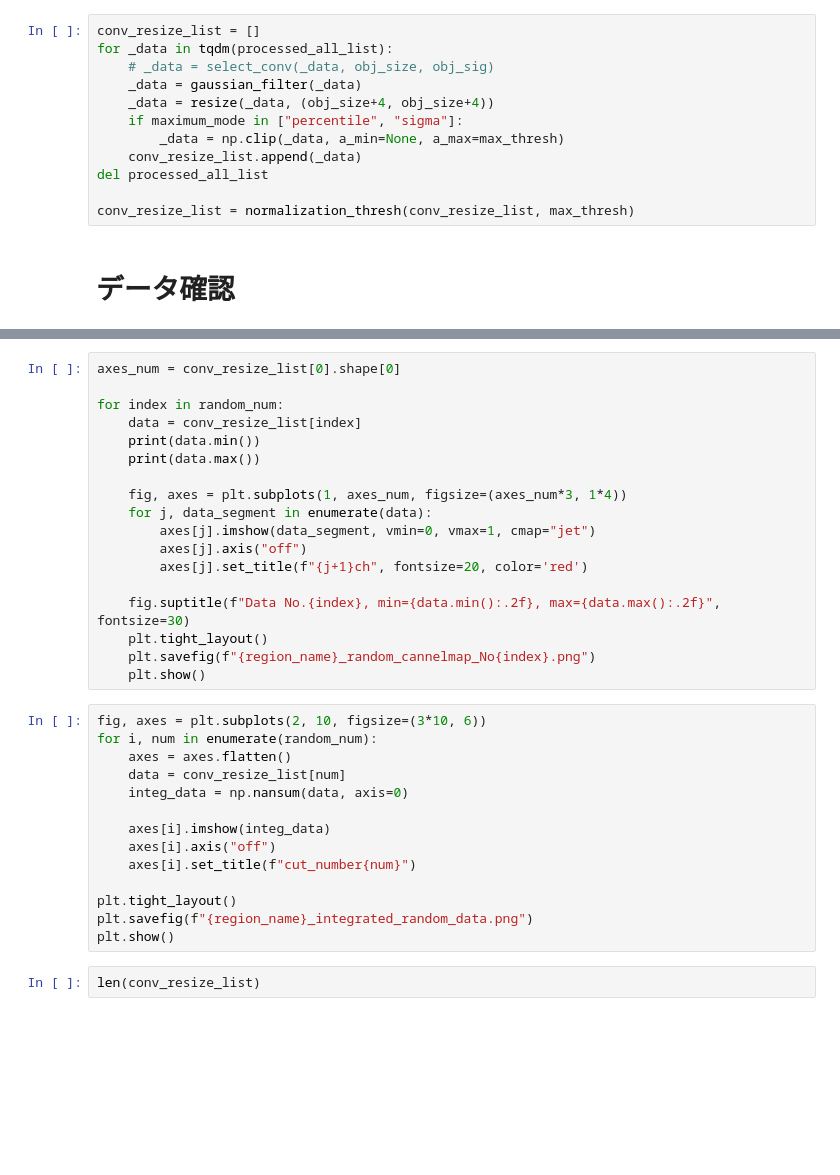
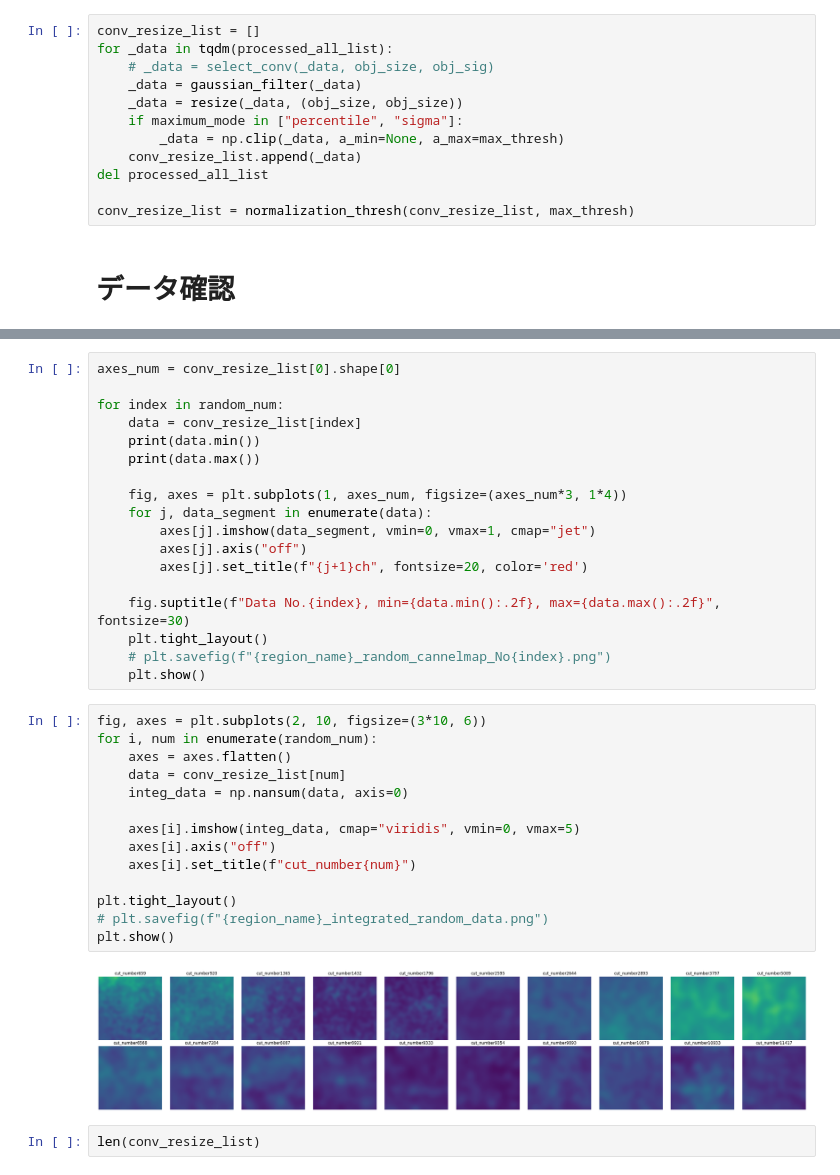
Before and after one commit to yudai-22/Cygnus-X_CAE, a Jupyter notebook: Binary_classification/data/FUGIN/fgn_make_no_bubble.ipynb, the cells around one changed output, grey strips where cells are left out. Drawn from its saved outputs; the diff is of its cells as text; blank space fills up the shorter version.

```diff
--- a/Binary_classification/data/FUGIN/fgn_make_no_bubble.ipynb
+++ b/Binary_classification/data/FUGIN/fgn_make_no_bubble.ipynb
@@ -237,7 +269,7 @@ conv_resize_list = []
 for _data in tqdm(processed_all_list):
     # _data = select_conv(_data, obj_size, obj_sig)
     _data = gaussian_filter(_data)
-    _data = resize(_data, (obj_size+4, obj_size+4))
+    _data = resize(_data, (obj_size, obj_size))
     if maximum_mode in ["percentile", "sigma"]:
         _data = np.clip(_data, a_min=None, a_max=max_thresh)
     conv_resize_list.append(_data)
@@ -274,22 +312,24 @@ for index in random_num:
 
     fig.suptitle(f"Data No.{index}, min={data.min():.2f}, max={data.max():.2f}", fontsize=30)
     plt.tight_layout()
-    plt.savefig(f"{region_name}_random_cannelmap_No{index}.png")
+    # plt.savefig(f"{region_name}_random_cannelmap_No{index}.png")
     plt.show()
 # %%
 fig, axes = plt.subplots(2, 10, figsize=(3*10, 6))
 for i, num in enumerate(random_num):
     axes = axes.flatten()
     data = conv_resize_list[num]
     integ_data = np.nansum(data, axis=0)
 
-    axes[i].imshow(integ_data)
+    axes[i].imshow(integ_data, cmap="viridis", vmin=0, vmax=5)
     axes[i].axis("off")
     axes[i].set_title(f"cut_number{num}")
 
 plt.tight_layout()
-plt.savefig(f"{region_name}_integrated_random_data.png")
+# plt.savefig(f"{region_name}_integrated_random_data.png")
 plt.show()
+# %% [output]
+[figure, added]
 # %%
 len(conv_resize_list)
 # %% [markdown]
```
Also changed, not shown: parts of 15 cells of this notebook, 7 other files.
